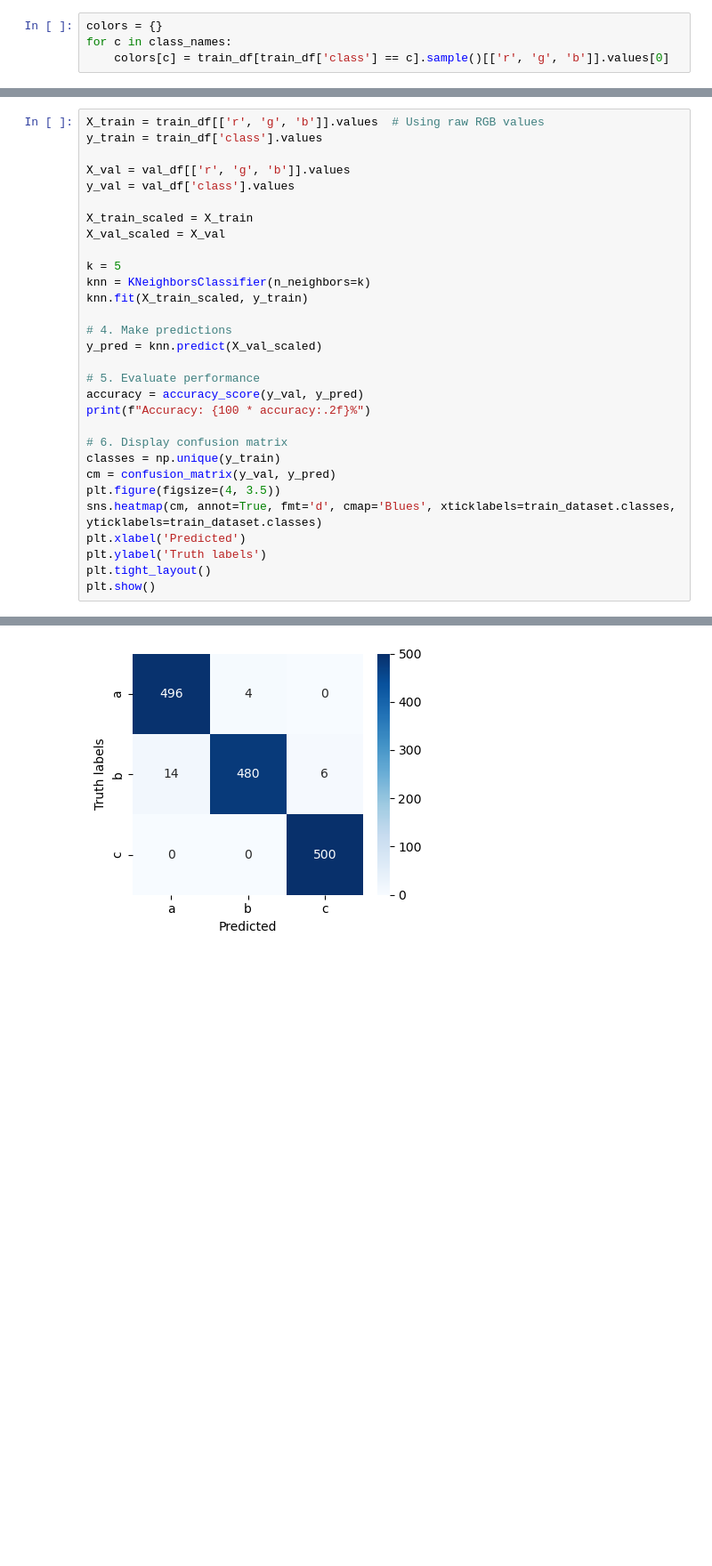
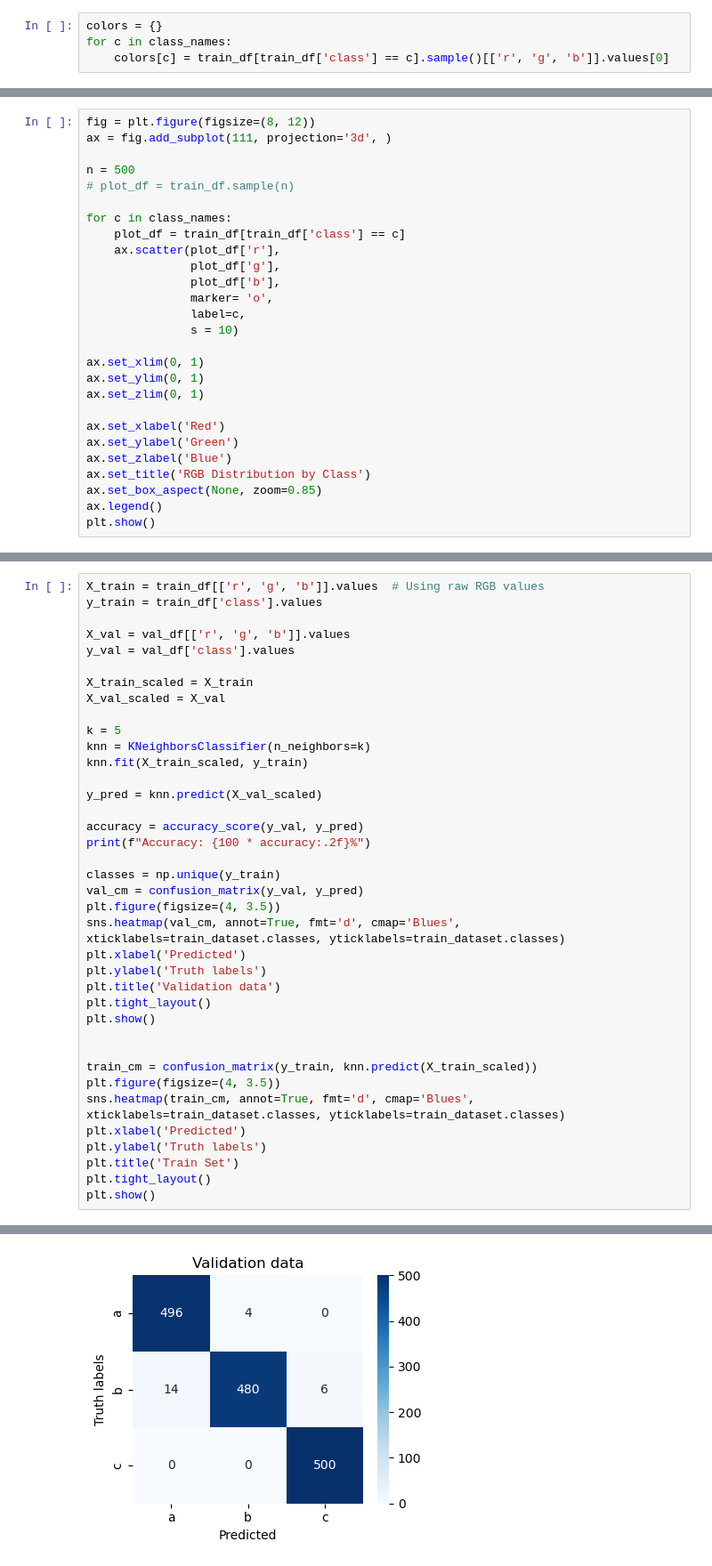
Before and after one commit to sjabarnia/squares, a Jupyter notebook: exploration.ipynb, the cells around one changed output, grey strips where cells are left out. Shown: that part at 89% size. Drawn from its saved outputs; the diff is of its cells as text; blank space fills up the shorter version.

```diff
--- a/exploration.ipynb
+++ b/exploration.ipynb
@@ -225,0 +224,27 @@ plt.show()
+# %%
+fig = plt.figure(figsize=(8, 12))
+ax = fig.add_subplot(111, projection='3d', )
+
+n = 500
+# plot_df = train_df.sample(n)
+
+for c in class_names:
+    plot_df = train_df[train_df['class'] == c]
+    ax.scatter(plot_df['r'],
+               plot_df['g'],
+               plot_df['b'],
+               marker= 'o',
+               label=c,
+               s = 10)
+
+ax.set_xlim(0, 1)
+ax.set_ylim(0, 1)
+ax.set_zlim(0, 1)
+
+ax.set_xlabel('Red')
+ax.set_ylabel('Green')
+ax.set_zlabel('Blue')
+ax.set_title('RGB Distribution by Class')
+ax.set_box_aspect(None, zoom=0.85)
+ax.legend()
+plt.show()
@@ -527,33 +542,41 @@ plt.show()
 # %%
 X_train = train_df[['r', 'g', 'b']].values  # Using raw RGB values
 y_train = train_df['class'].values
 
 X_val = val_df[['r', 'g', 'b']].values
 y_val = val_df['class'].values
 
 X_train_scaled = X_train
 X_val_scaled = X_val
 
 k = 5
 knn = KNeighborsClassifier(n_neighbors=k)
 knn.fit(X_train_scaled, y_train)
 
-# 4. Make predictions
 y_pred = knn.predict(X_val_scaled)
 
-# 5. Evaluate performance
 accuracy = accuracy_score(y_val, y_pred)
 print(f"Accuracy: {100 * accuracy:.2f}%")
 
-# 6. Display confusion matrix
 classes = np.unique(y_train)
-cm = confusion_matrix(y_val, y_pred)
+val_cm = confusion_matrix(y_val, y_pred)
 plt.figure(figsize=(4, 3.5))
-sns.heatmap(cm, annot=True, fmt='d', cmap='Blues', xticklabels=train_dataset.classes, yticklabels=train_dataset.classes)
+sns.heatmap(val_cm, annot=True, fmt='d', cmap='Blues', xticklabels=train_dataset.classes, yticklabels=train_dataset.classes)
 plt.xlabel('Predicted')
 plt.ylabel('Truth labels')
+plt.title('Validation data')
 plt.tight_layout()
 plt.show()
+
+
+train_cm = confusion_matrix(y_train, knn.predict(X_train_scaled))
+plt.figure(figsize=(4, 3.5))
+sns.heatmap(train_cm, annot=True, fmt='d', cmap='Blues', xticklabels=train_dataset.classes, yticklabels=train_dataset.classes)
+plt.xlabel('Predicted')
+plt.ylabel('Truth labels')
+plt.title('Train Set')
+plt.tight_layout()
+plt.show()
 # %% [output]
 Accuracy: 98.40%
-[figure, old version]
+[figure, new version]
```
Also changed, not shown: parts of 16 cells of this notebook.
